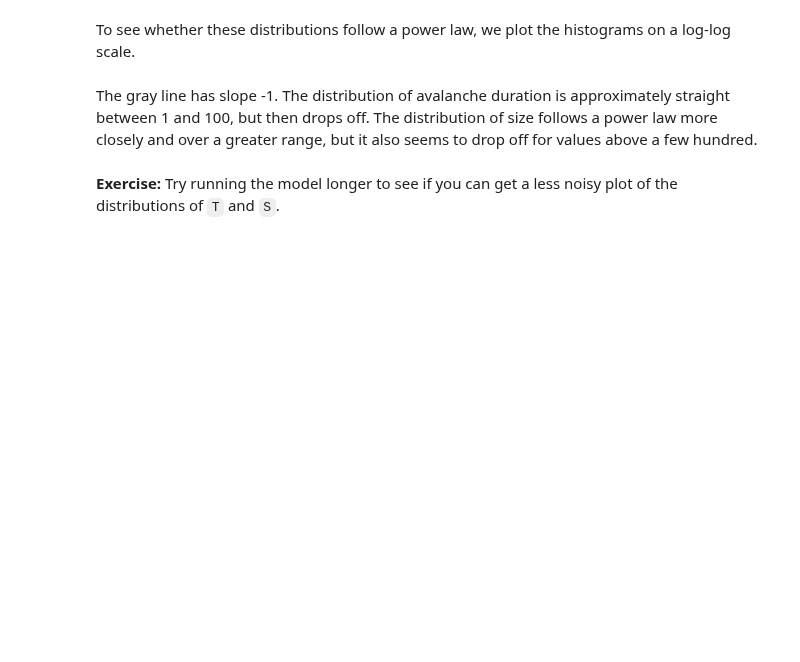
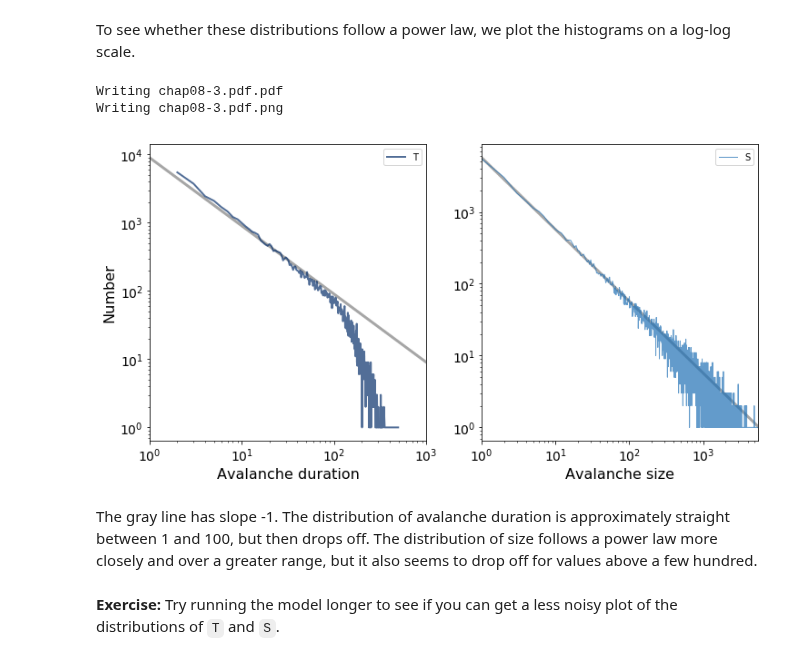
Before and after one commit to AllenDowney/ThinkComplexity2, a Jupyter notebook: code/chap08soln.ipynb, the cells around one changed output. Cells and saved outputs as stored; diff of their text form; code cells hidden in the pictures; blank space fills up the shorter version.

```diff
--- a/code/chap08soln.ipynb
+++ b/code/chap08soln.ipynb
@@ -163,28 +206,33 @@ To see whether these distributions follow a power law, we plot the histograms on
 # %%
 thinkplot.preplot(cols=2)
 
 x = 9000
 thinkplot.plot([1, x], [x, 1], color='gray', linewidth=3)
 thinkplot.Pdf(histT, label='T', linewidth=2)
 thinkplot.config(xlabel='Avalanche duration',
                  xlim=[1, 1000],
                  ylabel='Number',
                  xscale='log',
                  yscale='log',
                  loc='upper right')
+thinkplot.set_font_size(16, 16, 14)
 
 thinkplot.subplot(2)
 
 x = 5700
 thinkplot.plot([1, x], [x, 1], color='gray', linewidth=3)
 thinkplot.Pdf(histS, label='S', linewidth=1)
 thinkplot.config(xlabel='Avalanche size',
                  xlim=[1, 5600],
-                 ylabel='Number',
                  xscale='log',
                  yscale='log')
+thinkplot.set_font_size(16, 16, 14)
 
-plt.savefig('chap08-3.pdf')
+thinkplot.save('chap08-3.pdf', clf=False)
+# %% [output]
+Writing chap08-3.pdf.pdf
+Writing chap08-3.pdf.png
+[figure, added]
 # %% [markdown]
 The gray line has slope -1.  The distribution of avalanche duration is approximately straight between 1 and 100, but then drops off.  The distribution of size follows a power law more closely and over a greater range, but it also seems to drop off for values above a few hundred.
 # %% [markdown]
```
Also changed, not shown: parts of 32 cells of this notebook, 1 other file.
